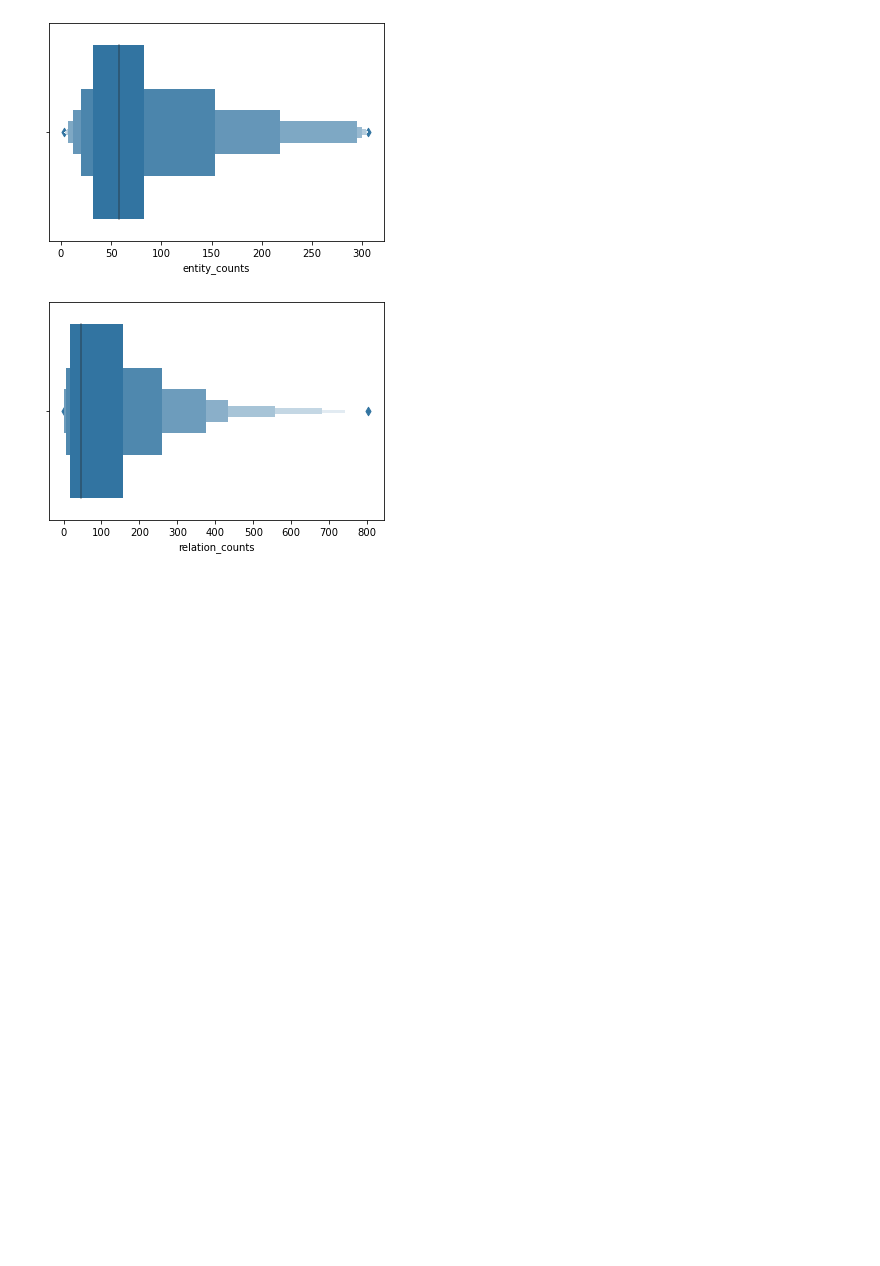
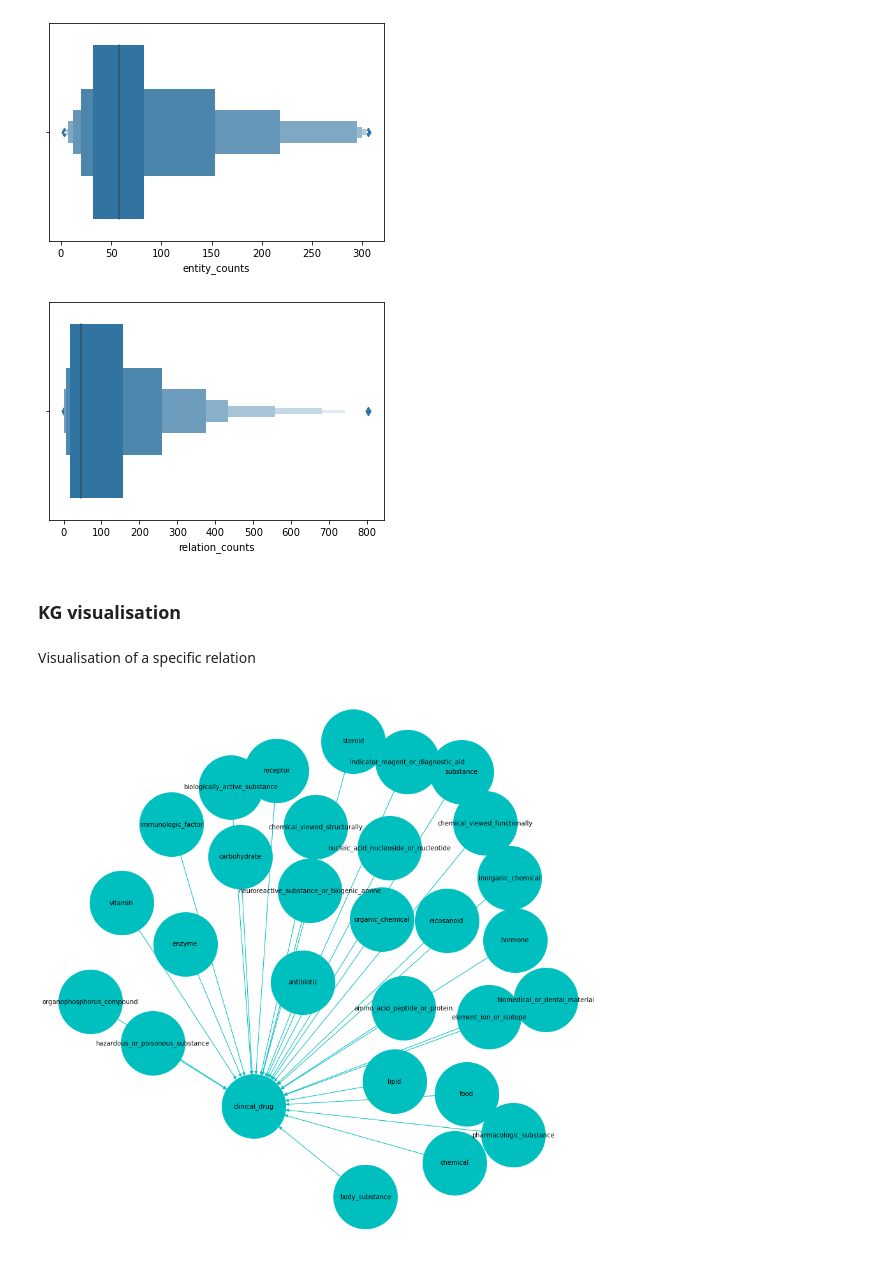
Before and after one commit to ravipatelxyz/kbc-meta, a Jupyter notebook: dataset_exploration.ipynb, the cells around one changed output. Cells and saved outputs as stored; diff of their text form; code cells hidden in the pictures; blank space fills up the shorter version.

Commit message:
added KG visualisations

```diff
--- a/dataset_exploration.ipynb
+++ b/dataset_exploration.ipynb
@@ -10,5 +28,5 @@ from typing import Optional, List, Tuple, Dict
 # %%
-# functions
+# load dataset
 
 def read_triples(path: str) -> List[Tuple[str, str, str]]:
     triples = []
@@ -24,3 +42,13 @@ def read_triples(path: str) -> List[Tuple[str, str, str]]:
                 s, p, o = line.split()
             triples += [(s.strip(), p.strip(), o.strip())]
     return triples
+
+triples_train = read_triples(f"./data/{DATASET}/train.tsv")
+triples_dev = read_triples(f"./data/{DATASET}/dev.tsv")
+triples_test = read_triples(f"./data/{DATASET}/test.tsv")
+triples_all = triples_train + triples_dev + triples_test
+
+df_train = pd.read_csv(f"./data/{DATASET}/train.tsv", sep='\t', header=None, names=["subject", "predicate", "object"])
+df_dev = pd.read_csv(f"./data/{DATASET}/dev.tsv", sep='\t', header=None, names=["subject", "predicate", "object"])
+df_test = pd.read_csv(f"./data/{DATASET}/test.tsv", sep='\t', header=None, names=["subject", "predicate", "object"])
+df_all = pd.concat([df_train, df_dev, df_test])
@@ -173,3 +198,24 @@ sns.boxenplot(x=df_relation_counts["relation_counts"])
 plt.show()
 # %% [output]
 [figure]
+# %% [markdown]
+### KG visualisation
+# %% [markdown]
+Visualisation of a specific relation
+# %%
+# Specify relation to visualise
+
+RELATION = "ingredient_of"
+# %%
+kg=nx.from_pandas_edgelist(df_all[df_all["predicate"]==RELATION], "subject", "object",
+                          edge_attr=None, create_using=nx.MultiDiGraph(), )
+
+plt.figure(figsize=(12,12))
+
+pos = nx.spring_layout(kg)
+nx.draw(kg, with_labels=True, node_color='c', edge_color="c", font_size=10, node_size=10000, edge_cmap=plt.cm.Blues, pos = pos)
+plt.show()
+
+# Reference: https://www.kaggle.com/arifali77/knowledge-graph
+# %% [output]
+[figure, added]
```
Also changed, not shown: parts of 11 cells of this notebook.
